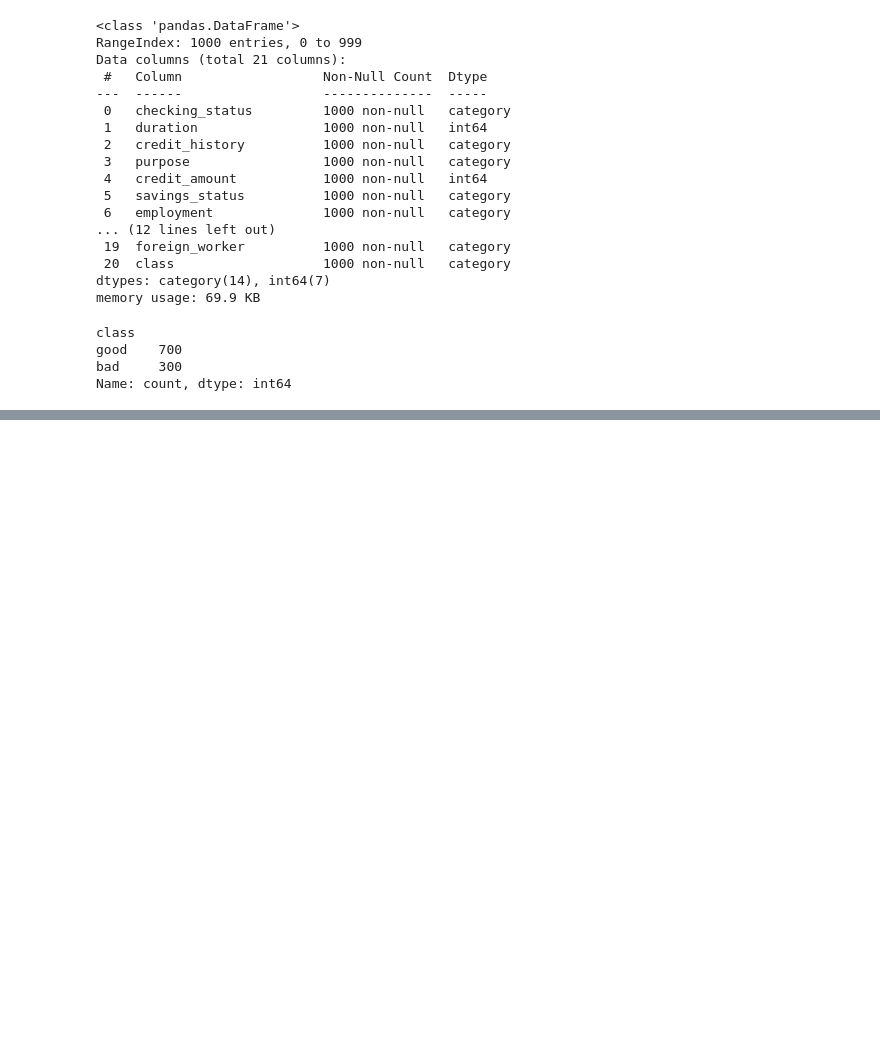
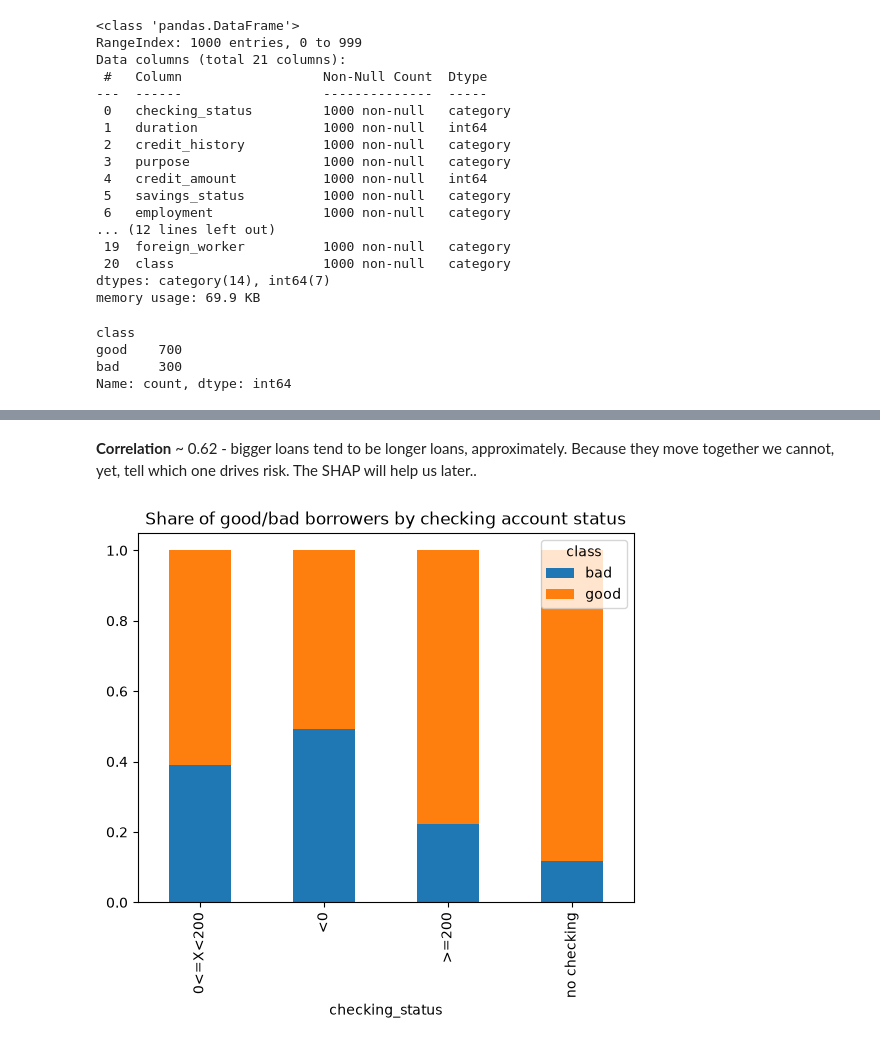
Before and after one commit to Peffle/Explainable-Credit-Risk, a Jupyter notebook: notebooks/01_eda.ipynb, the cells around one changed output, grey strips where cells are left out. Saved outputs shown, nothing was run; the diff lists cells and outputs as text; code cells hidden in the pictures; blank space fills up the shorter version.

```diff
--- a/notebooks/01_eda.ipynb
+++ b/notebooks/01_eda.ipynb
@@ -87,0 +115,8 @@ TypeError: title() missing 1 required positional argument: 'label'
+# %% [markdown]
+**Correlation** ~ 0.62 - bigger loans tend to be longer loans, approximately. Because they move together we cannot, yet, tell which one drives risk. The SHAP will help us later..
+# %%
+pd.crosstab(df["checking_status"], df["class"], normalize="index").plot(kind="bar", stacked=True)
+matplot.title("Share of good/bad borrowers by checking account status")
+matplot.show()
+# %% [output]
+[figure, added]
```
Also changed, not shown: parts of 12 cells of this notebook.
